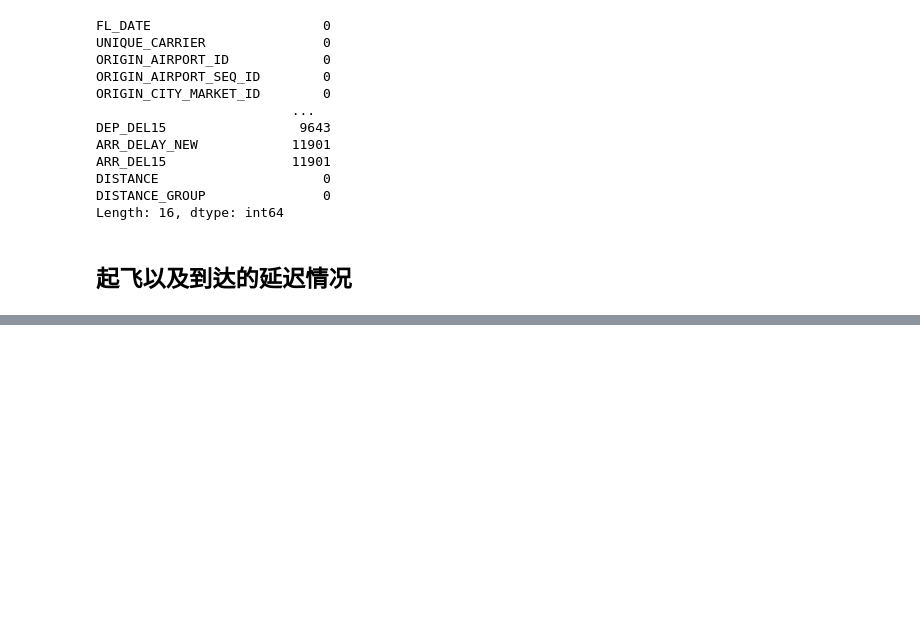
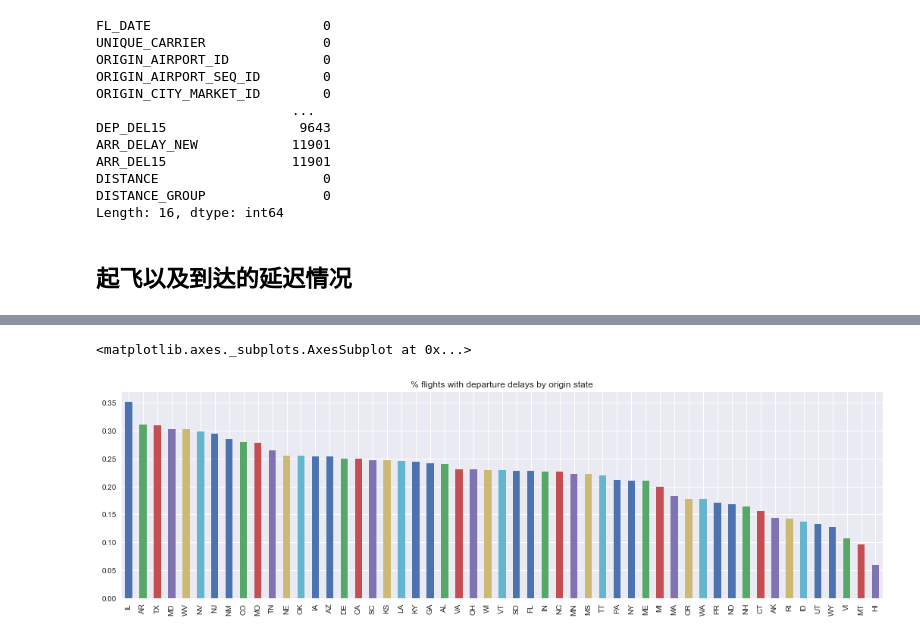
Before and after one commit to lqleon1214/data_analysis_test, a Jupyter notebook: chp7.3-airline performance.ipynb, the cells around one changed output, grey strips where cells are left out. Drawn from its saved outputs; the diff is of its cells as text; code cells hidden in the pictures; blank space fills up the shorter version.

```diff
--- a/chp7.3-airline performance.ipynb
+++ b/chp7.3-airline performance.ipynb
@@ -109,0 +255,5 @@ Length: 16, dtype: int64
+# %%
+pct_departure_delay.sort_values(ascending=False).plot(kind='bar', title="% flights with departure delays by origin state")
+# %% [output]
+<matplotlib.axes._subplots.AxesSubplot at 0x...>
+[figure, added]
```
Also changed, not shown: parts of 47 cells of this notebook.
